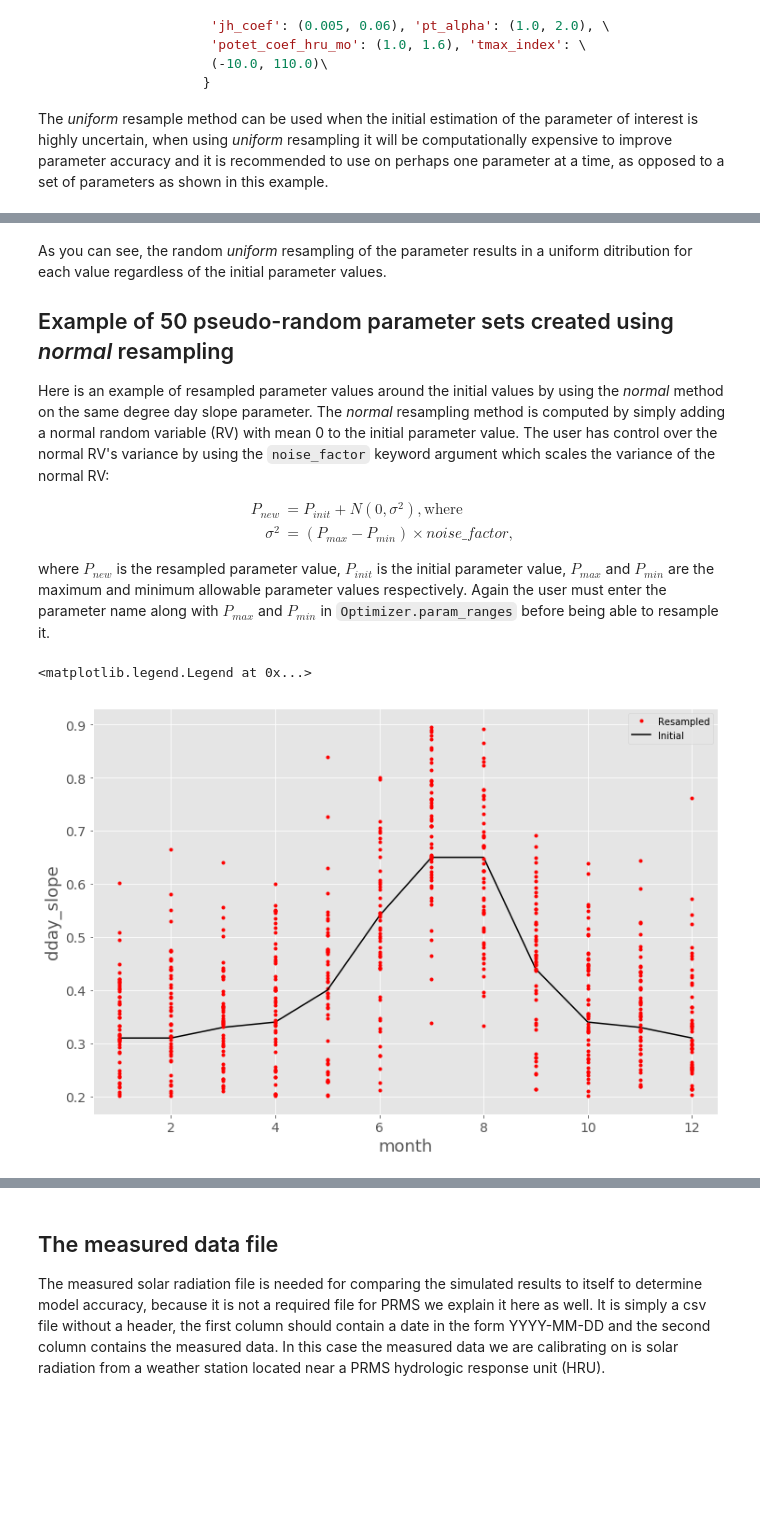
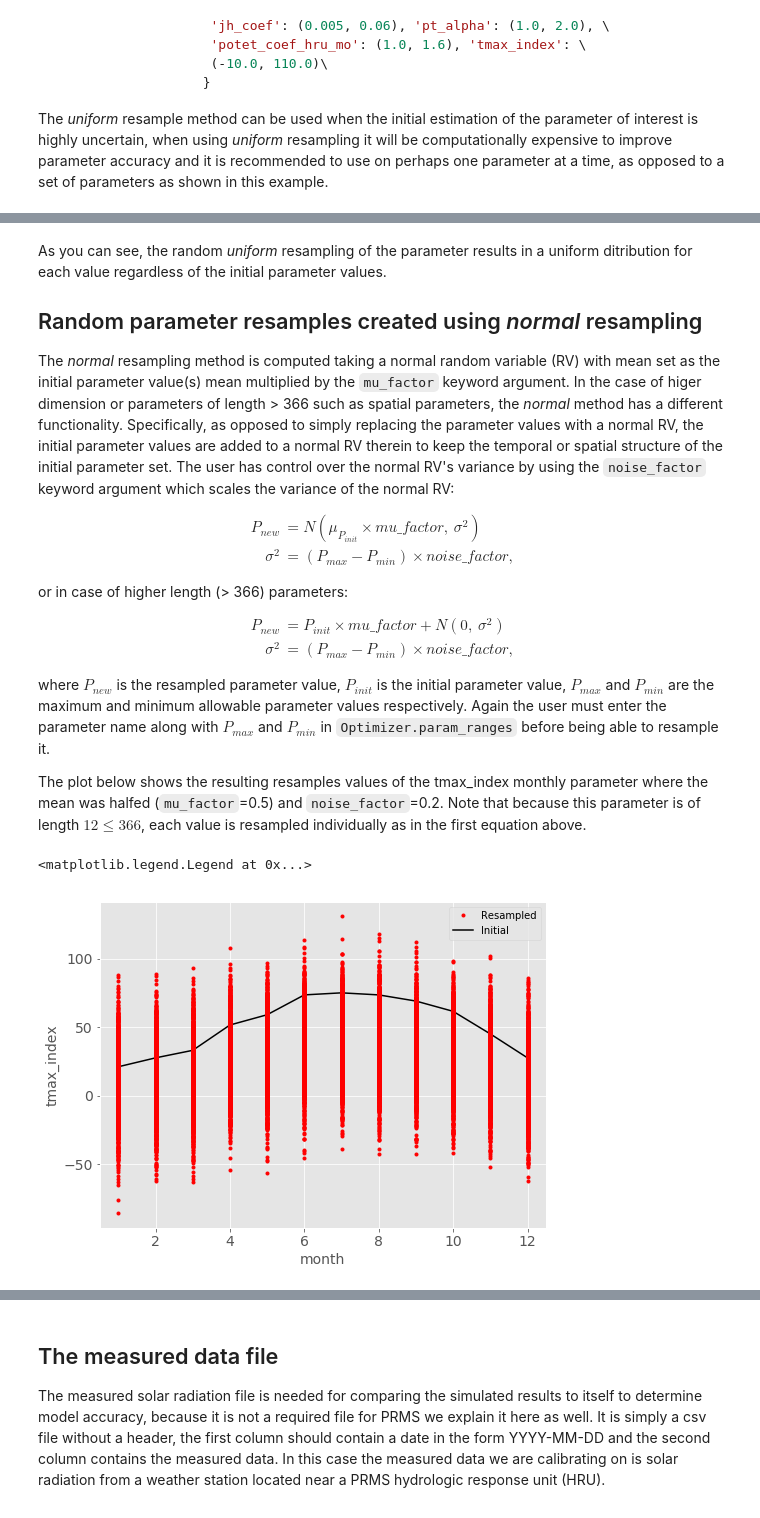
Before and after one commit to PRMS-Python/PRMS-Python, a Jupyter notebook: notebooks/monte_carlo_param_resampling.ipynb, the cells around one changed output, grey strips where cells are left out. Cells and saved outputs as stored; diff of their text form; code cells hidden in the pictures; blank space fills up the shorter version.

Commit message:
update optimizer resampling and related issues and improve notebook examples

```diff
--- a/notebooks/monte_carlo_param_resampling.ipynb
+++ b/notebooks/monte_carlo_param_resampling.ipynb
@@ -20,9 +20,11 @@ from prms_python import Data, Optimizer, Parameters, util
 from prms_python.optimizer import resample_param as resample
 import numpy as np
 import matplotlib.pyplot as plt
-import matplotlib
-matplotlib.style.use('ggplot')
+import matplotlib as mpl
+mpl.style.use('ggplot')
 %matplotlib inline
+%load_ext autoreload
+%autoreload 2
 # %% [markdown]
 ## Example of 50 pseudo-random parameter sets created using *uniform* resmapling of the `Optimizer.monte_carlo` method
 
@@ -61,31 +62,40 @@ plt.legend()
 # %% [markdown]
 As you can see, the random *uniform* resampling of the parameter results in a uniform ditribution for each value regardless of the initial parameter values.
 
-## Example of 50 pseudo-random parameter sets created using *normal* resampling
+## Random parameter resamples created using *normal* resampling
 
-Here is an example of resampled parameter values around the initial values by using the *normal* method on the same degree day slope parameter. The *normal* resampling method is computed by simply adding a normal random variable (RV) with mean 0 to the initial parameter value. The user has control over the normal RV's variance by using the `noise_factor` keyword argument which scales the variance of the normal RV:
+The *normal* resampling method is computed taking a normal random variable (RV) with mean set as the initial parameter value(s) mean multiplied by the `mu_factor` keyword argument. In the case of higer dimension or parameters of length > 366 such as spatial parameters, the *normal* method has a different functionality. Specifically, as opposed to simply replacing the parameter values with a normal RV, the initial parameter values are added to a normal RV therein to keep the temporal or spatial structure of the initial parameter set. The user has control over the normal RV's variance by using the `noise_factor` keyword argument which scales the variance of the normal RV:
 
 \begin{align}
-P_{new} & = P_{init} + N(0, \sigma^2), \text{where}  \\
+P_{new} & = N(\mu_{P_{init}} \times mu\_factor, ~\sigma^2)  \\
+\sigma^2 & = (P_{max} - P_{min} ) \times noise\_factor,
+\end{align}
+
+or in case of higher length (> 366) parameters:
+
+\begin{align}
+P_{new} & = P_{init} \times mu\_factor + N(0, ~\sigma^2)  \\
 \sigma^2 & = (P_{max} - P_{min} ) \times noise\_factor,
 \end{align}
 
 where $P_{new}$ is the resampled parameter value, $P_{init}$ is the initial parameter value, $P_{max}$ and $P_{min}$ are the maximum and minimum allowable parameter values respectively. Again the user must enter the parameter name along with $P_{max}$ and $P_{min}$ in `Optimizer.param_ranges` before being able to resample it.
+
+The plot below shows the resulting resamples values of the tmax_index monthly parameter where the mean was halfed (`mu_factor`=0.5) and `noise_factor`=0.2. Note that because this parameter is of length $12 \le 366$, each value is resampled individually as in the first equation above.
 # %%
-plt.figure(figsize=(12,8))
-for i in range(50):
-    plt.plot(np.arange(1,13), resample(params, 'dday_slope', how='normal', noise_factor=0.2), 'r.')
+param = 'tmax_index'
+plt.figure(figsize=(8,6))
+for i in range(1500):
+    plt.plot(np.arange(1,13), resample(params, param, how='normal', mu_factor=.5, noise_factor=0.2), 'r.')
     if i == 0:
-        plt.plot(np.arange(1,13), resample(params, 'dday_slope', how='normal', noise_factor=0.2), 'r.', label='Resampled')
-        plt.plot(np.arange(1,13), params['dday_slope'], 'k', label = 'Initial')
+        plt.plot(np.arange(1,13), resample(params, param, how='normal', noise_factor=0.2), 'r.', label='Resampled')
+        plt.plot(np.arange(1,13), params[param], 'k', label = 'Initial')
 plt.xlim(0.5,12.5)
-plt.xlabel('month', fontsize=18)
-plt.ylabel('dday_slope',fontsize=18)
+plt.xlabel('month', fontsize=14)
+plt.ylabel(param,fontsize=14)
 plt.yticks(fontsize=14)
 plt.xticks(fontsize=14)
 plt.legend()
-#plt.savefig('resample_dday_slope_normal.png',dpi=350)
 # %% [output]
 <matplotlib.legend.Legend at 0x...>
-[figure, old version]
+[figure, new version]
 # %% [markdown]
```
Also changed, not shown: parts of 13 cells of this notebook, 8 other files.
